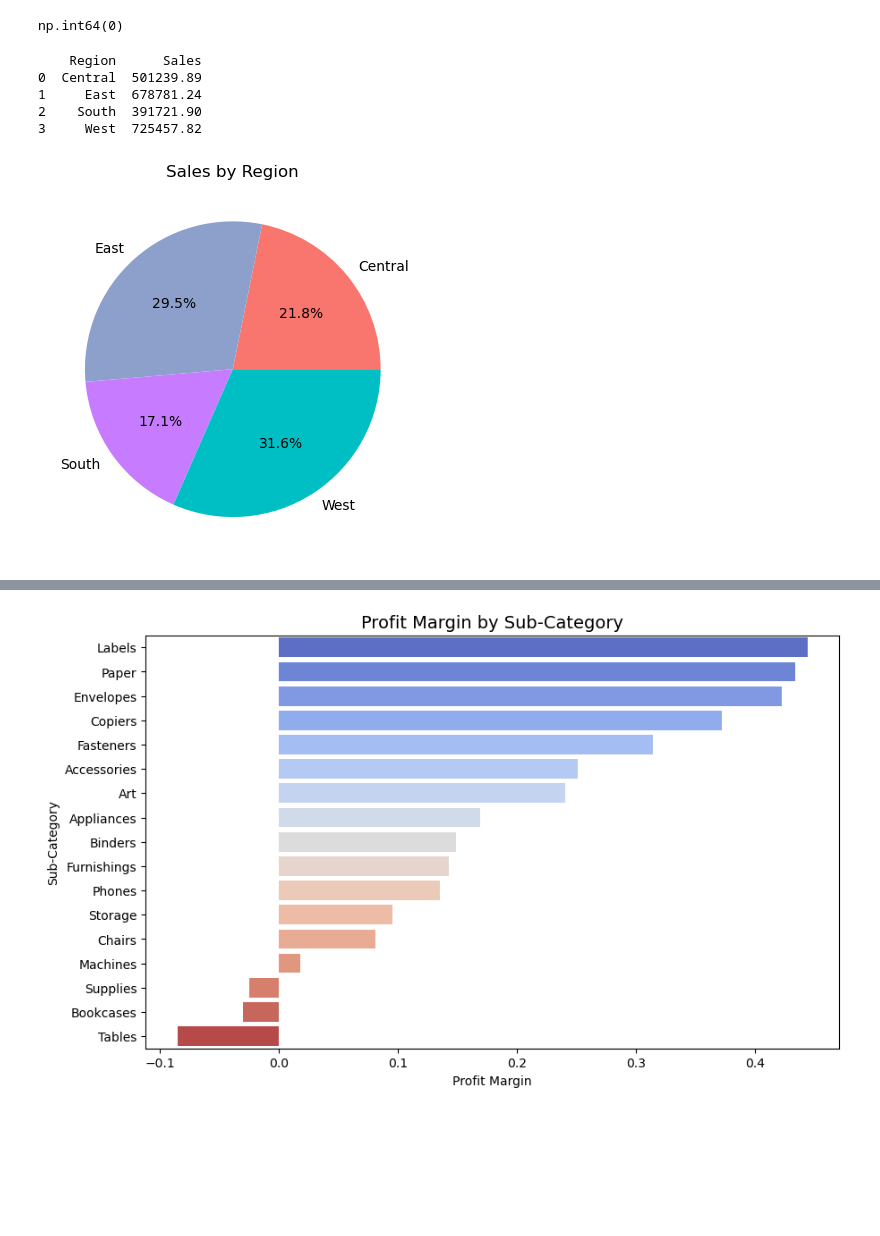
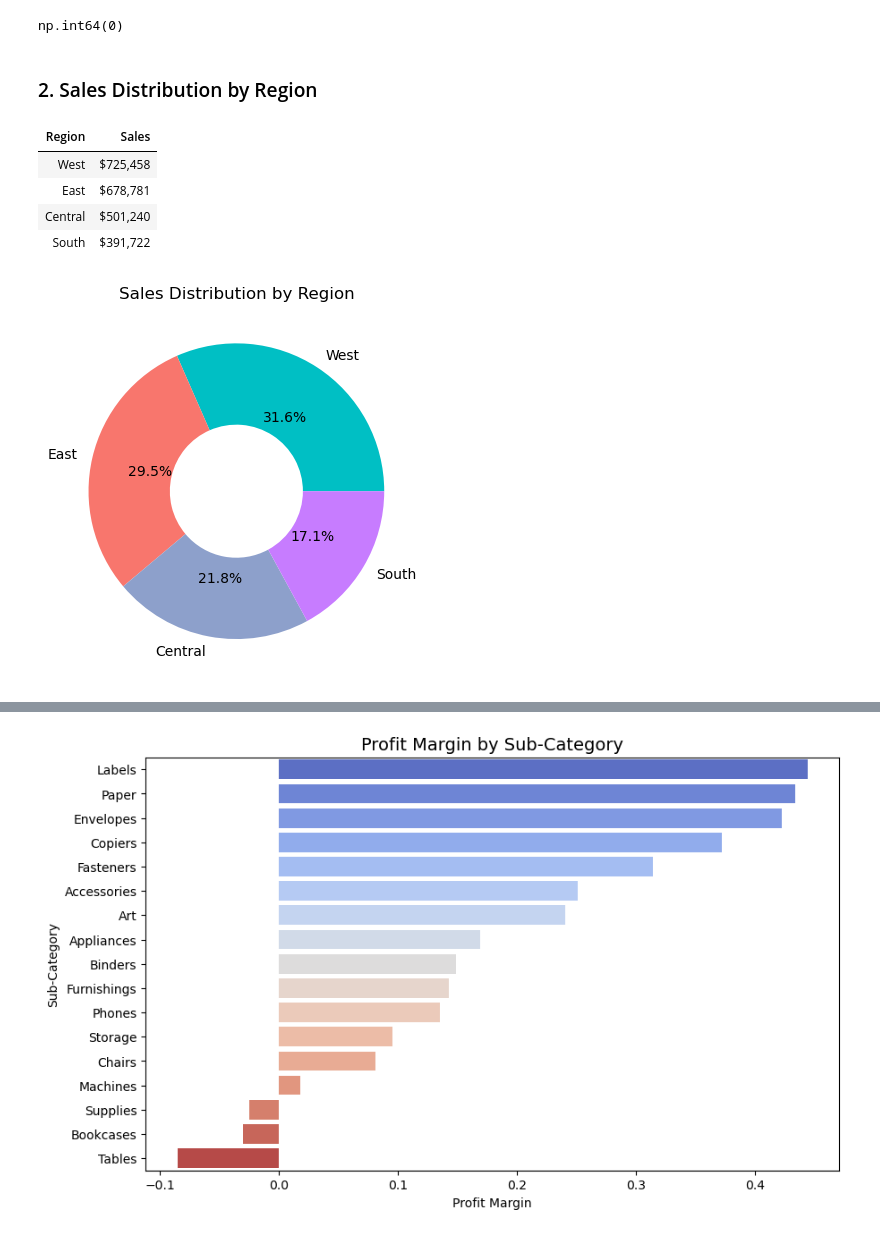
Before and after one commit to BiqiaoWang/GitHub-Project, a Jupyter notebook: Superstore-analysis.ipynb, the cells around one changed output, grey strips where cells are left out. Saved outputs shown, nothing was run; the diff lists cells and outputs as text; code cells hidden in the pictures; blank space fills up the shorter version.

```diff
--- a/Superstore-analysis.ipynb
+++ b/Superstore-analysis.ipynb
@@ -59,24 +59,35 @@ dtype: int64
 df.duplicated().sum()
 # %% [output]
 np.int64(0)
+# %% [markdown]
+### 2. Sales Distribution by Region
+# %%
+region_sales_df = (
+    df.groupby('Region', as_index=False)['Sales']
+      .sum()
+      .sort_values('Sales', ascending=False)
+)
+
+display(
+    region_sales_df.style
+    .format({'Sales':'${:,.0f}'})
+    .hide(axis='index')
+)
+# %% [output]
+| Region | Sales |
+| West | $725,458 |
+| East | $678,781 |
+| Central | $501,240 |
+| South | $391,722 |
 # %%
-region_sales_df = df.groupby('Region', as_index=False)['Sales'].sum()
-region_sales_df = region_sales_df.reset_index(drop=True)
-region_sales_df['Sales'] = region_sales_df['Sales'].round(2)
-print(region_sales_df)
-
 plt.pie(
     region_sales_df['Sales'],
     labels=region_sales_df['Region'],
     autopct='%1.1f%%',
-    colors = ['#F8766D', '#8DA0CB', '#C77CFF', '#00BFC4']
+    colors = ['#00BFC4', '#F8766D', '#8DA0CB', '#C77CFF'],
+    wedgeprops={'width': 0.55}  # Donut
 )
-plt.title("Sales by Region")
+plt.title("Sales Distribution by Region")
 plt.show()
 # %% [output]
-    Region      Sales
-0  Central  501239.89
-1     East  678781.24
-2    South  391721.90
-3     West  725457.82
-[figure, old version]
+[figure, new version]
```
Also changed, not shown: parts of 10 cells of this notebook, 1 other file.
